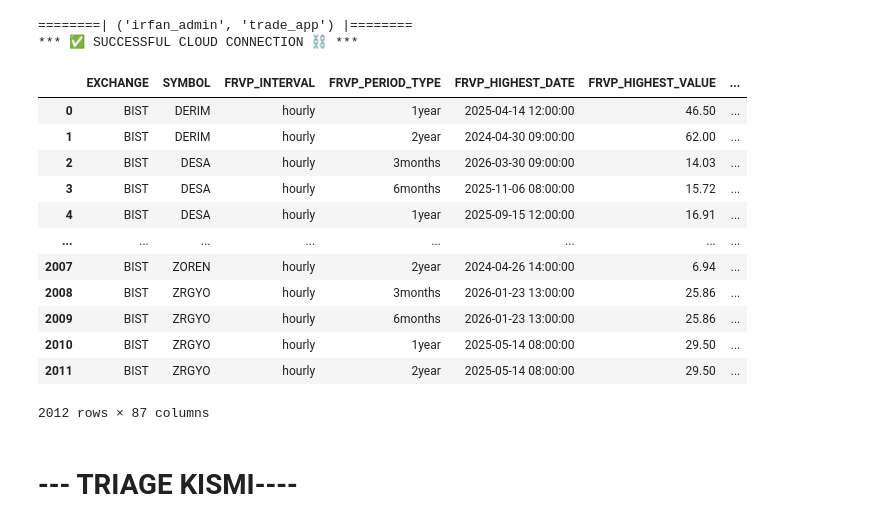
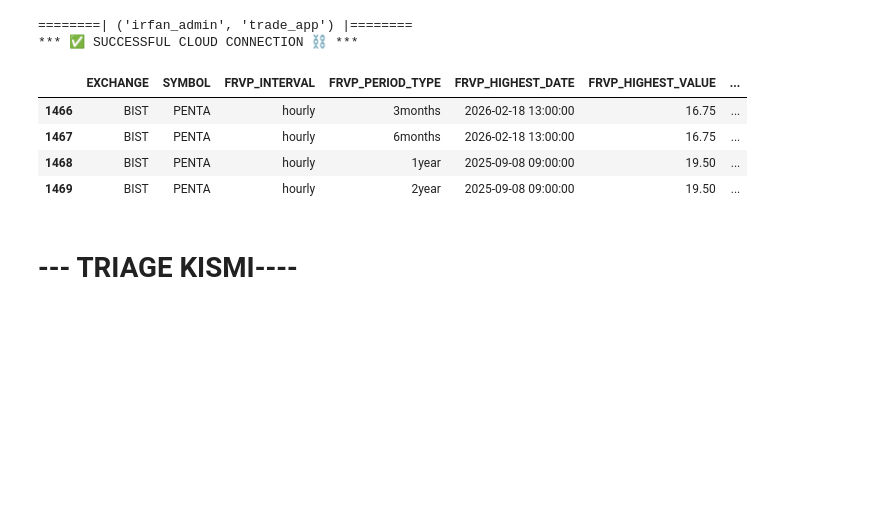
Before and after one commit to irfanakgul/Trade-AI-App, a Jupyter notebook: sandbox/test1.ipynb, the cells around one changed output. Saved outputs shown, nothing was run; the diff lists cells and outputs as text; code cells hidden in the pictures; blank space fills up the shorter version.

```diff
--- a/sandbox/test1.ipynb
+++ b/sandbox/test1.ipynb
@@ -75,18 +75,16 @@ def calc_mfi_new(df):
         np.where(df["MFI_DIRECTION"] == "Upward", 25, 0)
     )
 
-# =========================
-# RSI
-# =========================
 def calc_rsi_new(df):
     rsi = to_float(df["RSI"])
     rsi_ma = pd.to_numeric(df["RSI_MA"], errors="coerce")
+    status = pd.to_numeric(df["RSI_STATUS"], errors="coerce").fillna(0)
+    days = pd.to_numeric(df["RSI_CROSS_DAYS_AGO"], errors="coerce").fillna(0)
 
     score1 = np.where(rsi > rsi_ma, 70, 0)
 
-    days = df["RSI_CROSS_DAYS_AGO"]
     score2 = np.where(
-        (df["RSI_STATUS"] == 1) & (days <= 14),
+        (status == 1) & (days <= 14),
         np.maximum(0, 15 - days),
         0
     )
@@ -98,12 +96,18 @@ def calc_rsi_new(df):
 # =========================
 # EMA
 # =========================
+
+
 def calc_ema_new(df):
     def ema_score(status, cross, days):
+        status = pd.to_numeric(status, errors="coerce").fillna(0)
+        cross  = pd.to_numeric(cross, errors="coerce").fillna(0)
+        days   = pd.to_numeric(days, errors="coerce").fillna(0)
+
         return np.where(
             (status == 1) & (cross == 1),
             np.maximum(0, 3 - (days / 10)),
-            0
+            0.0
         )
 
     total = (
@@ -293,21 +297,13 @@ scores = calculate_scores(df)
 # %%
 pd.set_option('display.max_columns', None)
 # %%
-scores
+scores[scores["SYMBOL"]=='PENTA']#.loc[:,'poc_frvp_status':]
 # %% [output]
 |  | EXCHANGE | SYMBOL | FRVP_INTERVAL | FRVP_PERIOD_TYPE | FRVP_HIGHEST_DATE | FRVP_HIGHEST_VALUE | ... |
-| 0 | BIST | DERIM | hourly | 1year | 2025-04-14 12:00:00 | 46.50 | ... |
-| 1 | BIST | DERIM | hourly | 2year | 2024-04-30 09:00:00 | 62.00 | ... |
-| 2 | BIST | DESA | hourly | 3months | 2026-03-30 09:00:00 | 14.03 | ... |
-| 3 | BIST | DESA | hourly | 6months | 2025-11-06 08:00:00 | 15.72 | ... |
-| 4 | BIST | DESA | hourly | 1year | 2025-09-15 12:00:00 | 16.91 | ... |
-| ... | ... | ... | ... | ... | ... | ... | ... |
-| 2007 | BIST | ZOREN | hourly | 2year | 2024-04-26 14:00:00 | 6.94 | ... |
-| 2008 | BIST | ZRGYO | hourly | 3months | 2026-01-23 13:00:00 | 25.86 | ... |
-| 2009 | BIST | ZRGYO | hourly | 6months | 2026-01-23 13:00:00 | 25.86 | ... |
-| 2010 | BIST | ZRGYO | hourly | 1year | 2025-05-14 08:00:00 | 29.50 | ... |
-| 2011 | BIST | ZRGYO | hourly | 2year | 2025-05-14 08:00:00 | 29.50 | ... |
+| 1466 | BIST | PENTA | hourly | 3months | 2026-02-18 13:00:00 | 16.75 | ... |
+| 1467 | BIST | PENTA | hourly | 6months | 2026-02-18 13:00:00 | 16.75 | ... |
+| 1468 | BIST | PENTA | hourly | 1year | 2025-09-08 09:00:00 | 19.50 | ... |
+| 1469 | BIST | PENTA | hourly | 2year | 2025-09-08 09:00:00 | 19.50 | ... |
-2012 rows × 87 columns
 # %% [markdown]
 # --- TRIAGE KISMI----
 # %%
```
Also changed, not shown: parts of 4 cells of this notebook, 8 other files.
